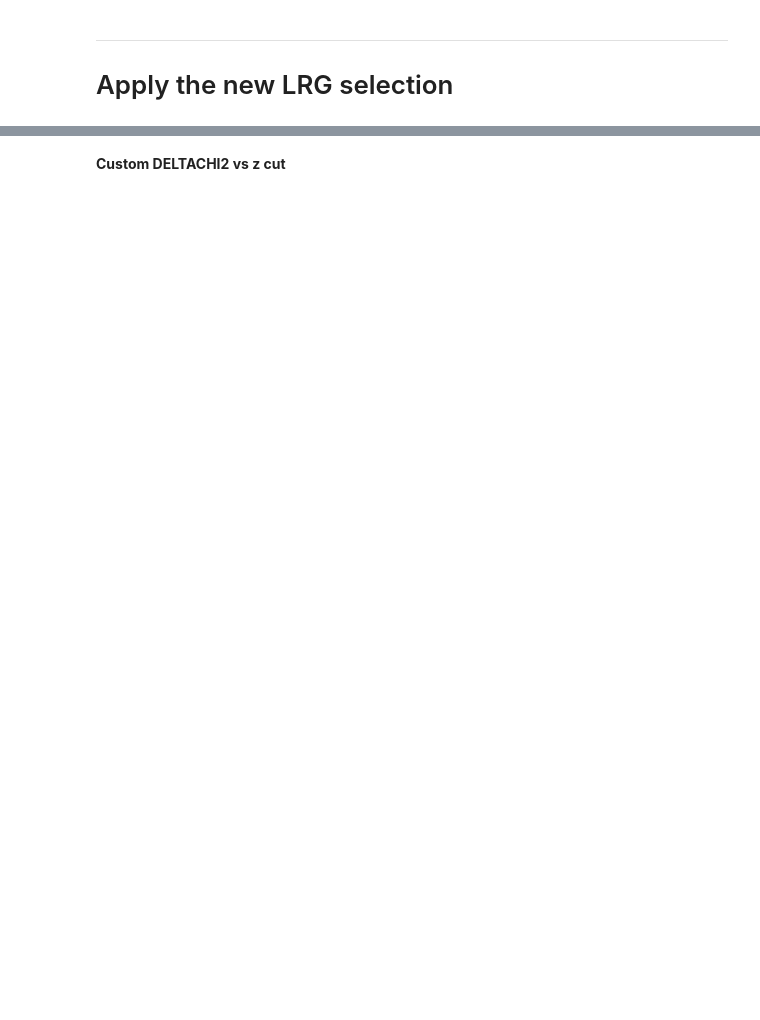
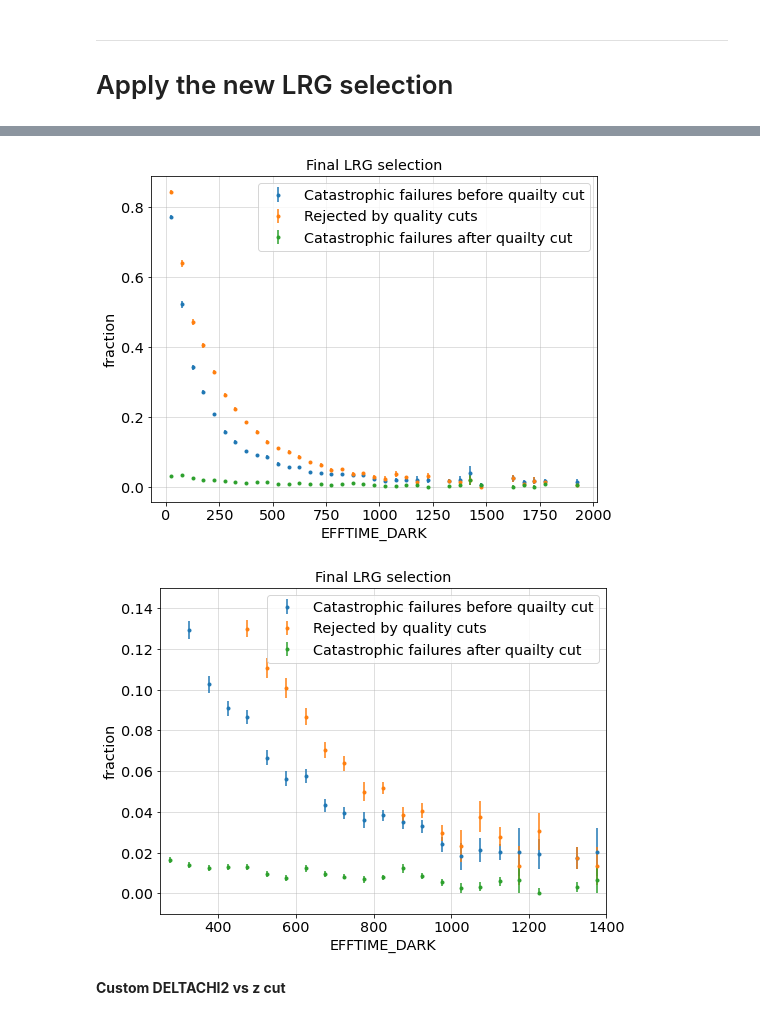
Before and after one commit to rongpu/desi-targets, a Jupyter notebook: sv/final_selection/failure_rate_vs_efftime.ipynb, the cells around one changed output, grey strips where cells are left out. Saved outputs shown, nothing was run; the diff lists cells and outputs as text; code cells hidden in the pictures; blank space fills up the shorter version.

```diff
--- a/sv/final_selection/failure_rate_vs_efftime.ipynb
+++ b/sv/final_selection/failure_rate_vs_efftime.ipynb
@@ -234,39 +254,42 @@ bin_center, bin_fail_rate, bin_fail_rate_err = binned_frac(zbest['EFFTIME_DARK']
 bin_center, bin_still_fail_rate, bin_still_fail_rate_err = binned_frac(zbest['EFFTIME_DARK'][mask], (mask_quality & mask_fail)[mask], bin_edges, minsize=10)
 
 plt.figure(figsize=(8, 6))
 plt.errorbar(bin_center, bin_fail_rate,
              yerr=(np.clip(bin_fail_rate_err, None, bin_fail_rate), bin_fail_rate_err),
-             fmt='.', label='Catastrophic failures before quailty cuts')
+             fmt='.', label='Catastrophic failures before quailty cut')
 plt.errorbar(bin_center, bin_reject_rate,
              yerr=(np.clip(bin_reject_rate_err, None, bin_reject_rate), bin_reject_rate_err),
              fmt='.', label='Rejected by quality cuts')
 plt.errorbar(bin_center, bin_still_fail_rate,
              yerr=(np.clip(bin_still_fail_rate_err, None, bin_still_fail_rate), bin_still_fail_rate_err),
-             fmt='.', label='Catastrophic failures after quailty cuts')
+             fmt='.', label='Catastrophic failures after quailty cut')
 plt.xlabel('EFFTIME_DARK')
 plt.ylabel('fraction')
 plt.grid(alpha=0.5)
 plt.legend(loc='upper right')
-plt.title('New LRG selection')
+plt.title('Final LRG selection')
 plt.show()
 
 plt.figure(figsize=(8, 6))
 plt.errorbar(bin_center, bin_fail_rate,
              yerr=(np.clip(bin_fail_rate_err, None, bin_fail_rate), bin_fail_rate_err),
-             fmt='.', label='Catastrophic failures before quailty cuts')
+             fmt='.', label='Catastrophic failures before quailty cut')
 plt.errorbar(bin_center, bin_reject_rate,
              yerr=(np.clip(bin_reject_rate_err, None, bin_reject_rate), bin_reject_rate_err),
              fmt='.', label='Rejected by quality cuts')
 plt.errorbar(bin_center, bin_still_fail_rate,
              yerr=(np.clip(bin_still_fail_rate_err, None, bin_still_fail_rate), bin_still_fail_rate_err),
-             fmt='.', label='Catastrophic failures after quailty cuts')
+             fmt='.', label='Catastrophic failures after quailty cut')
 plt.xlabel('EFFTIME_DARK')
 plt.ylabel('fraction')
 plt.grid(alpha=0.5)
 plt.legend(loc='upper right')
-plt.title('New LRG selection')
+plt.title('Final LRG selection')
 plt.axis([250, 1400, -0.01, 0.15])
 plt.show()
+# %% [output]
+[figure, added]
+[figure, added]
 # %% [markdown]
 __Custom DELTACHI2 vs z cut__
 # %%
```
Also changed, not shown: parts of 15 cells of this notebook, 3 other files.
